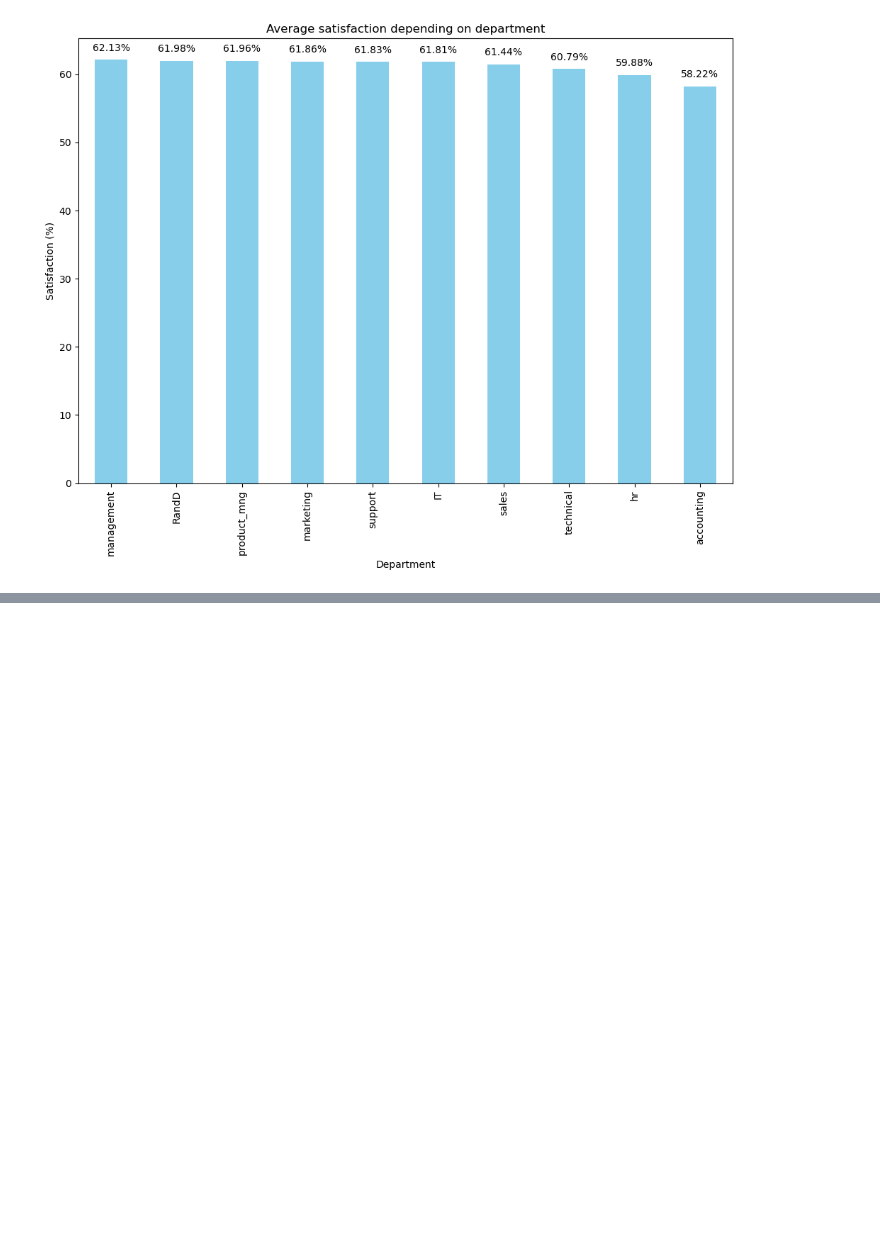
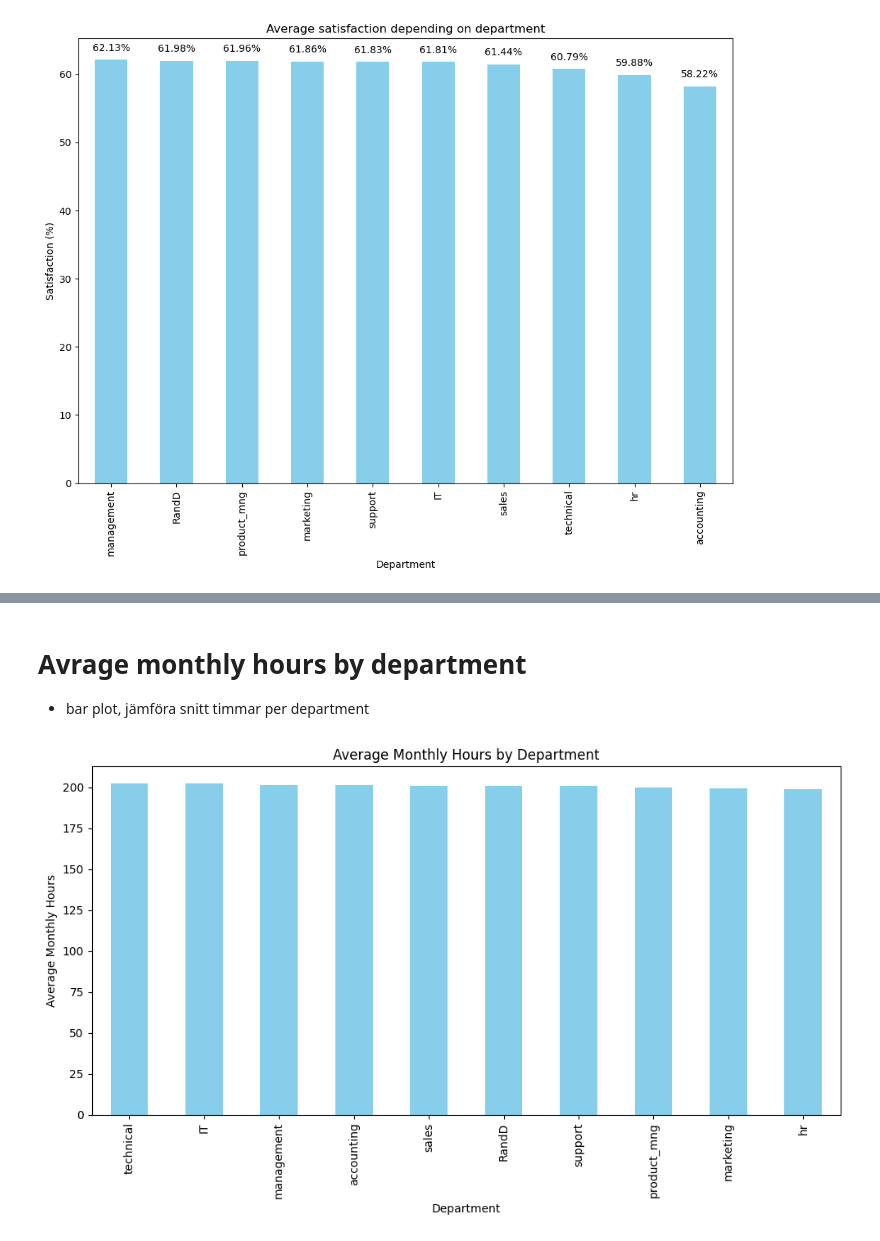
Before and after one commit to HugoManns/pythonUppgifter, a Jupyter notebook: HRDATA/arbete-hr-employeedata.ipynb, the cells around one changed output, grey strips where cells are left out. Cells and saved outputs as stored; diff of their text form; code cells hidden in the pictures; blank space fills up the shorter version.

```diff
--- a/HRDATA/arbete-hr-employeedata.ipynb
+++ b/HRDATA/arbete-hr-employeedata.ipynb
@@ -84,0 +110,11 @@ plt.show()
+# %% [markdown]
+# Avrage monthly hours by department
+- bar plot, jämföra snitt timmar per department
+# %%
+avg_hours = hr_data.groupby('Department')['average_montly_hours'].mean().sort_values(ascending=False)
+ax = avg_hours.plot(kind='bar', figsize=(10, 6), color='skyblue', title='Average Monthly Hours by Department')
+plt.ylabel('Average Monthly Hours')
+plt.tight_layout()
+plt.show()
+# %% [output]
+[figure, added]
```
Also changed, not shown: parts of 9 cells of this notebook.
